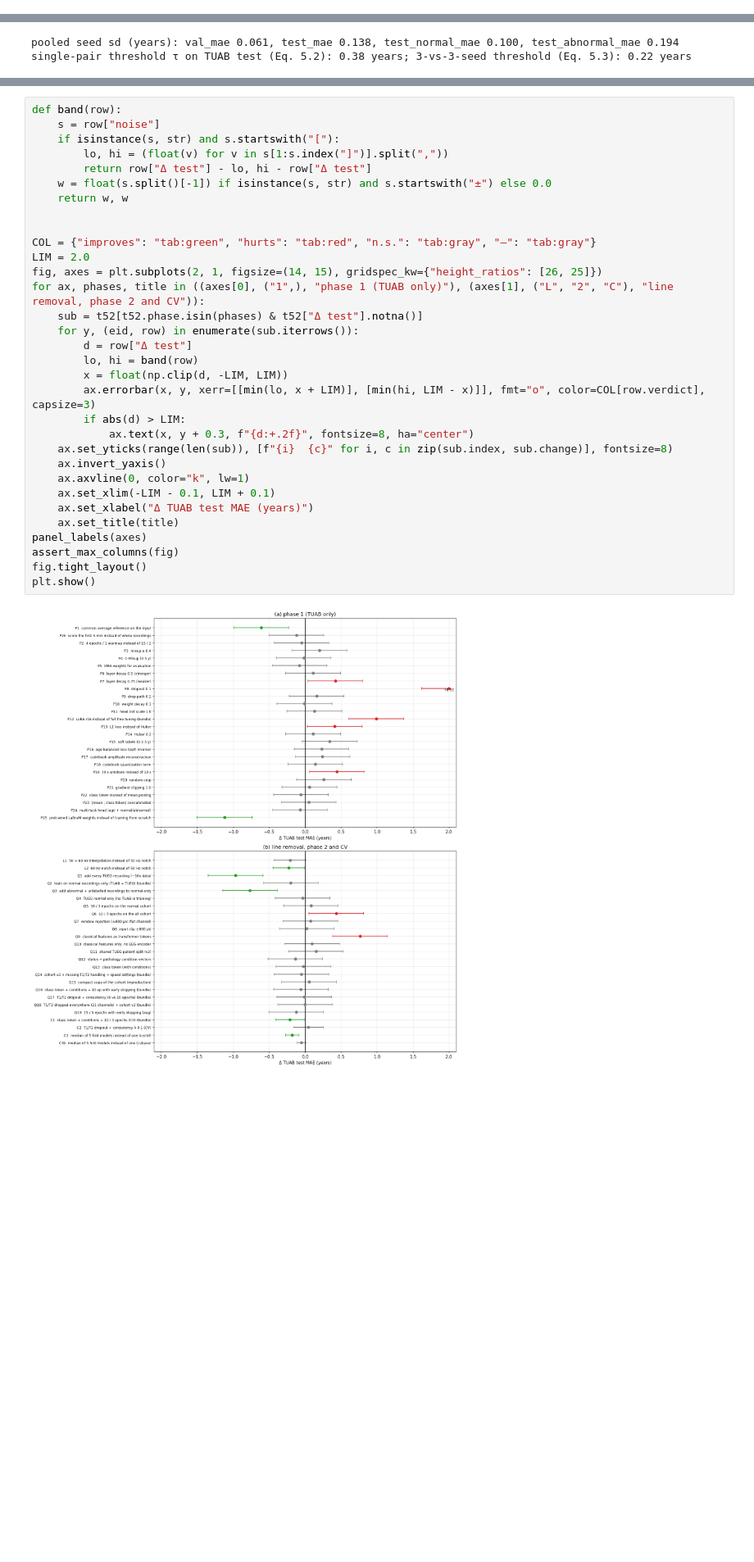
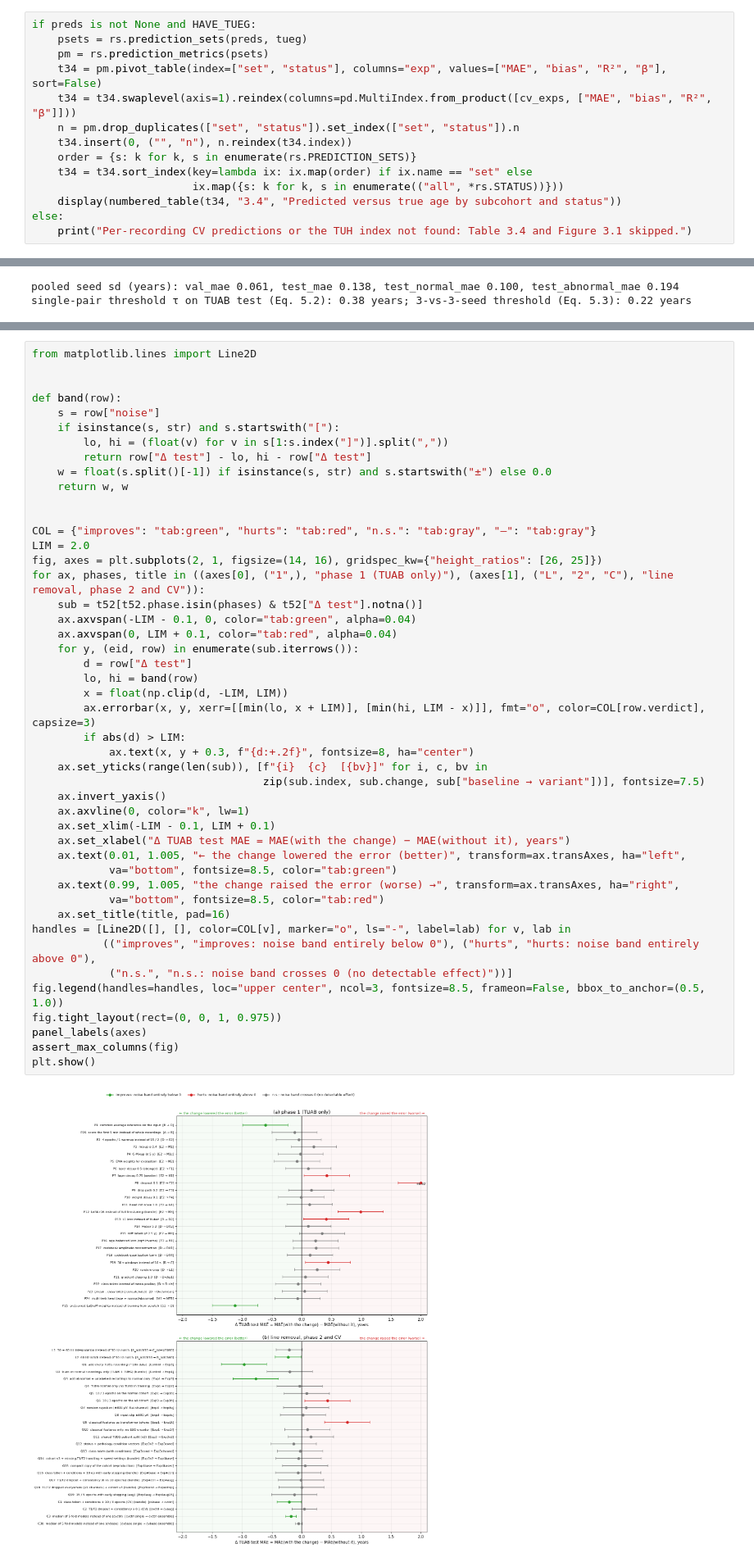
Before and after one commit to Neuro-Clalit/LaBraM, a Jupyter notebook: notebooks/brain_age_research_summary.ipynb, the cells around one changed output, grey strips where cells are left out. Shown at 82% size. Saved outputs shown, nothing was run; the diff lists cells and outputs as text; blank space fills up the shorter version.

```diff
--- a/notebooks/brain_age_research_summary.ipynb
+++ b/notebooks/brain_age_research_summary.ipynb
@@ -1309,0 +1407,14 @@ numbered_table(pd.DataFrame(rows).set_index(["set", "cohort"]), "3.3", "Results
+# %%
+if preds is not None and HAVE_TUEG:
+    psets = rs.prediction_sets(preds, tueg)
+    pm = rs.prediction_metrics(psets)
+    t34 = pm.pivot_table(index=["set", "status"], columns="exp", values=["MAE", "bias", "R²", "β"], sort=False)
+    t34 = t34.swaplevel(axis=1).reindex(columns=pd.MultiIndex.from_product([cv_exps, ["MAE", "bias", "R²", "β"]]))
+    n = pm.drop_duplicates(["set", "status"]).set_index(["set", "status"]).n
+    t34.insert(0, ("", "n"), n.reindex(t34.index))
+    order = {s: k for k, s in enumerate(rs.PREDICTION_SETS)}
+    t34 = t34.sort_index(key=lambda ix: ix.map(order) if ix.name == "set" else
+                         ix.map({s: k for k, s in enumerate(("all", *rs.STATUS))}))
+    display(numbered_table(t34, "3.4", "Predicted versus true age by subcohort and status"))
+else:
+    print("Per-recording CV predictions or the TUH index not found: Table 3.4 and Figure 3.1 skipped.")
@@ -1639,37 +1886,51 @@ Error bars and colour:
 # %%
+from matplotlib.lines import Line2D
+
+
 def band(row):
     s = row["noise"]
     if isinstance(s, str) and s.startswith("["):
         lo, hi = (float(v) for v in s[1:s.index("]")].split(","))
         return row["Δ test"] - lo, hi - row["Δ test"]
     w = float(s.split()[-1]) if isinstance(s, str) and s.startswith("±") else 0.0
     return w, w
 
 
 COL = {"improves": "tab:green", "hurts": "tab:red", "n.s.": "tab:gray", "–": "tab:gray"}
 LIM = 2.0
-fig, axes = plt.subplots(2, 1, figsize=(14, 15), gridspec_kw={"height_ratios": [26, 25]})
+fig, axes = plt.subplots(2, 1, figsize=(14, 16), gridspec_kw={"height_ratios": [26, 25]})
 for ax, phases, title in ((axes[0], ("1",), "phase 1 (TUAB only)"), (axes[1], ("L", "2", "C"), "line removal, phase 2 and CV")):
     sub = t52[t52.phase.isin(phases) & t52["Δ test"].notna()]
+    ax.axvspan(-LIM - 0.1, 0, color="tab:green", alpha=0.04)
+    ax.axvspan(0, LIM + 0.1, color="tab:red", alpha=0.04)
     for y, (eid, row) in enumerate(sub.iterrows()):
         d = row["Δ test"]
         lo, hi = band(row)
         x = float(np.clip(d, -LIM, LIM))
         ax.errorbar(x, y, xerr=[[min(lo, x + LIM)], [min(hi, LIM - x)]], fmt="o", color=COL[row.verdict], capsize=3)
         if abs(d) > LIM:
             ax.text(x, y + 0.3, f"{d:+.2f}", fontsize=8, ha="center")
-    ax.set_yticks(range(len(sub)), [f"{i}  {c}" for i, c in zip(sub.index, sub.change)], fontsize=8)
+    ax.set_yticks(range(len(sub)), [f"{i}  {c}  [{bv}]" for i, c, bv in
+                                    zip(sub.index, sub.change, sub["baseline → variant"])], fontsize=7.5)
     ax.invert_yaxis()
     ax.axvline(0, color="k", lw=1)
     ax.set_xlim(-LIM - 0.1, LIM + 0.1)
-    ax.set_xlabel("Δ TUAB test MAE (years)")
-    ax.set_title(title)
+    ax.set_xlabel("Δ TUAB test MAE = MAE(with the change) − MAE(without it), years")
+    ax.text(0.01, 1.005, "← the change lowered the error (better)", transform=ax.transAxes, ha="left",
+            va="bottom", fontsize=8.5, color="tab:green")
+    ax.text(0.99, 1.005, "the change raised the error (worse) →", transform=ax.transAxes, ha="right",
+            va="bottom", fontsize=8.5, color="tab:red")
+    ax.set_title(title, pad=16)
+handles = [Line2D([], [], color=COL[v], marker="o", ls="-", label=lab) for v, lab in
+           (("improves", "improves: noise band entirely below 0"), ("hurts", "hurts: noise band entirely above 0"),
+            ("n.s.", "n.s.: noise band crosses 0 (no detectable effect)"))]
+fig.legend(handles=handles, loc="upper center", ncol=3, fontsize=8.5, frameon=False, bbox_to_anchor=(0.5, 1.0))
+fig.tight_layout(rect=(0, 0, 1, 0.975))
 panel_labels(axes)
 assert_max_columns(fig)
-fig.tight_layout()
 plt.show()
 # %% [output]
-[figure, old version]
+[figure, new version]
 # %% [markdown]
 ### Table 5.3. Changes versus LaBraM: which mattered
 
```
Also changed, not shown: parts of 13 cells of this notebook, 3 other files.
